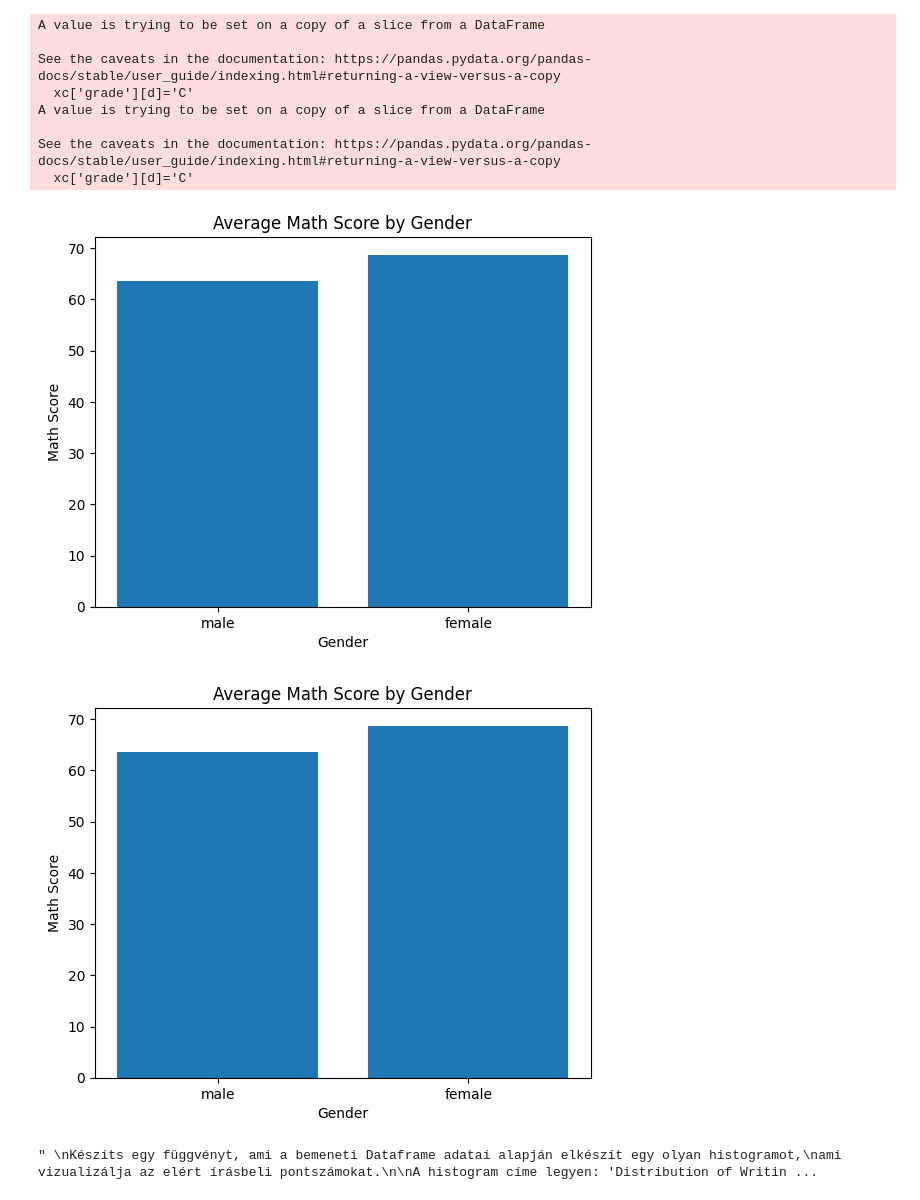
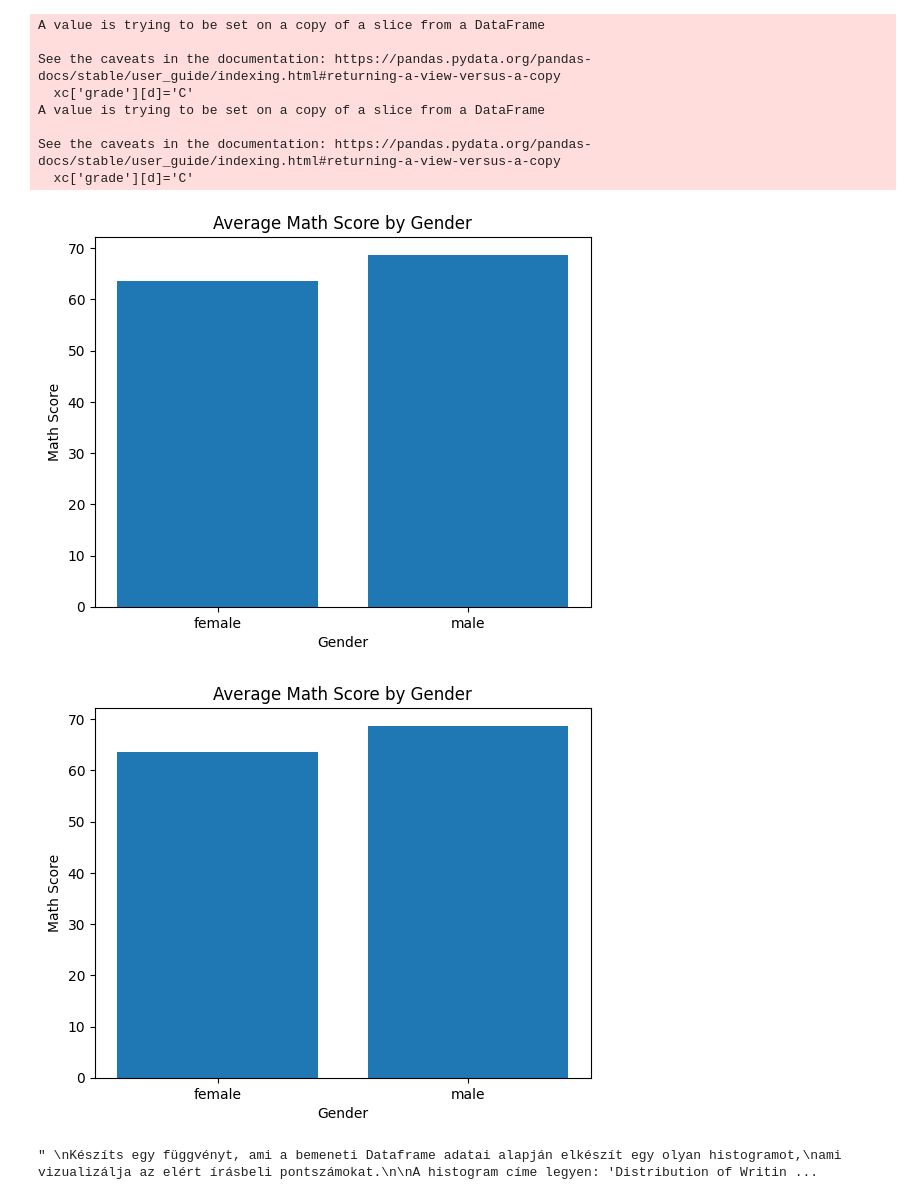
Before and after one commit to Zit42/BEVADAT2022232, a Jupyter notebook: HAZI/HAZI04/HAZI04.ipynb, the cells around one changed output. Drawn from its saved outputs; the diff is of its cells as text; code cells hidden in the pictures.

```diff
--- a/HAZI/HAZI04/HAZI04.ipynb
+++ b/HAZI/HAZI04/HAZI04.ipynb
@@ -322,23 +322,23 @@ függvény neve: math_bar_plot
 # %%
 #9
 def math_bar_plot(inp:  pd.core.frame.DataFrame ):
     xc = inp.copy()
 
     fig, ax = plt.subplots()
     xc = xc.groupby('gender', as_index=True).agg({'math score':'mean'})
     #print(xc)
 
-    ax.bar(['male','female'], xc['math score'])
+    ax.bar(xc.index, xc['math score'])
     ax.set_title('Average Math Score by Gender')
     ax.set_xlabel('Gender')
     ax.set_ylabel('Math Score')
 
     return fig
 
 math_bar_plot(df)
 # %% [output]
-[figure, old version]
+[figure, new version]
-[figure, old version]
+[figure, new version]
 # %%
 '''
 Készíts egy függvényt, ami a bemeneti Dataframe adatai alapján elkészít egy olyan histogramot,
```
Also changed, not shown: 1 other file.
